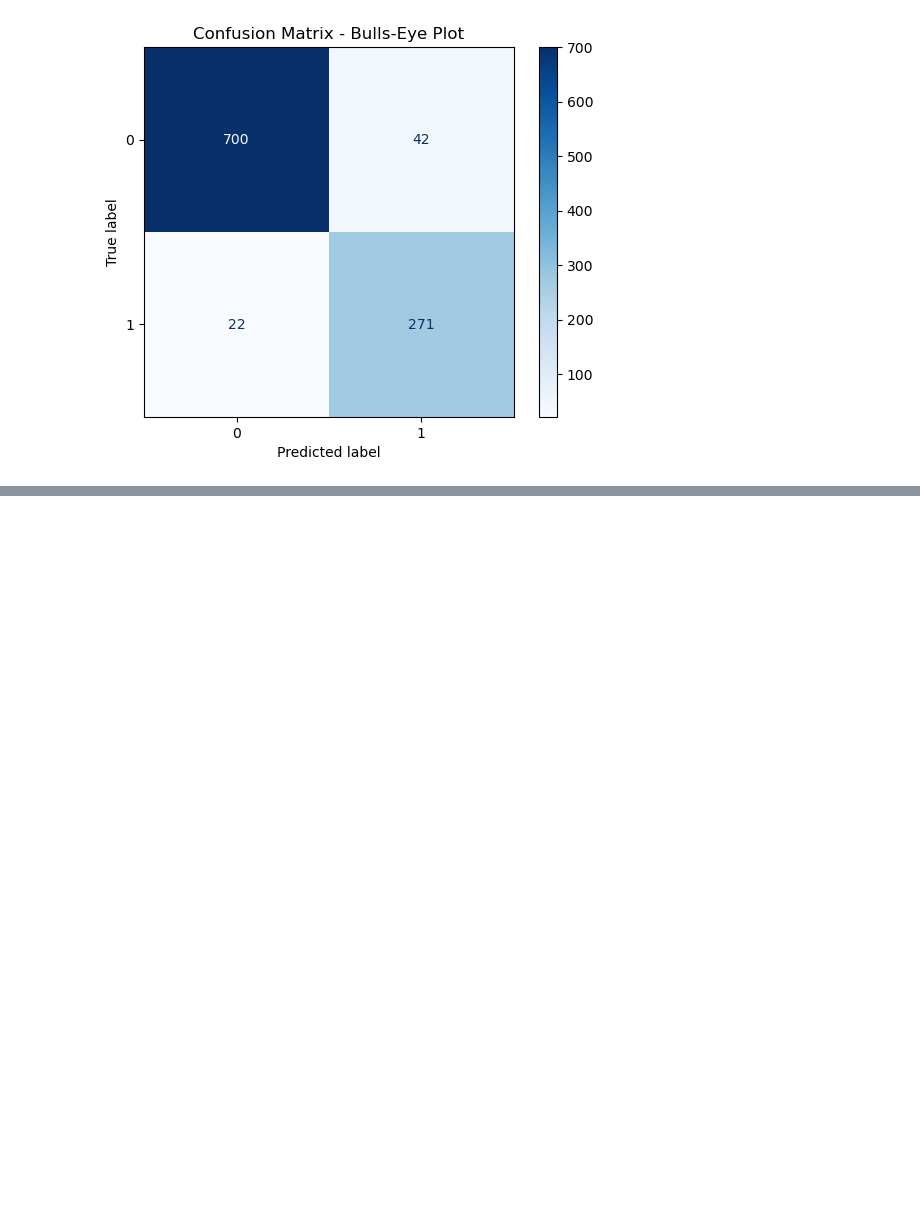
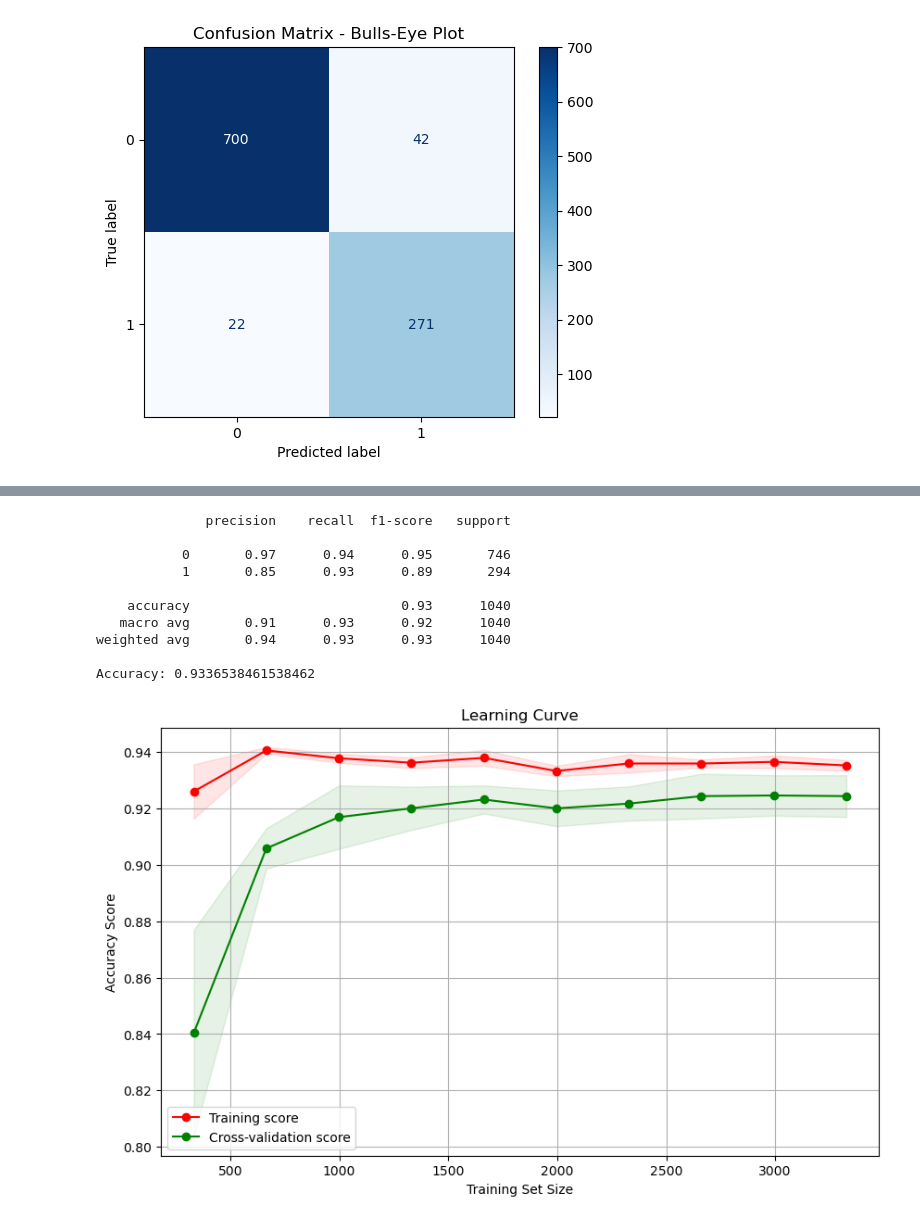
Before and after one commit to MiguelIbrahimE/GlobalSpam-PhishingFilter, a Jupyter notebook: spamfilter.ipynb, the cells around one changed output, grey strips where cells are left out. Saved outputs shown, nothing was run; the diff lists cells and outputs as text; code cells hidden in the pictures; blank space fills up the shorter version.

```diff
--- a/spamfilter.ipynb
+++ b/spamfilter.ipynb
@@ -406,0 +1019,68 @@ plt.show()
+# %%
+# Load the updated dataset with additional examples
+df_combined = pd.read_csv('augmented_spam_with_links.csv')
+
+# Apply the link-checking function to the dataset
+df_combined['link_suspicious'] = df_combined['text'].apply(extract_and_check_links)
+
+# Separate features and target
+X = df_combined[['text', 'email_source', 'link_suspicious']]
+y = df_combined['label_num']
+
+# Split the data into training and test sets
+X_train, X_test, y_train, y_test = train_test_split(X, y, test_size=0.2, random_state=42)
+
+# Create the pipeline with the preprocessor and the classifier
+model = Pipeline([
+    ('preprocessor', preprocessor),
+    ('clf', MultinomialNB())
+])
+
+# Retrain the model with the augmented dataset
+model.fit(X_train, y_train)
+
+# Predict on the test set
+y_pred = model.predict(X_test)
+
+# Evaluate the model
+print(classification_report(y_test, y_pred))
+print("Accuracy:", accuracy_score(y_test, y_pred))
+
+# Plot the learning curve again
+train_sizes, train_scores, val_scores = learning_curve(
+    model, X_train, y_train, cv=5, n_jobs=-1,
+    train_sizes=np.linspace(0.1, 1.0, 10), scoring='accuracy'
+)
+
+# Calculate mean and standard deviation for training and validation scores
+train_mean = np.mean(train_scores, axis=1)
+train_std = np.std(train_scores, axis=1)
+val_mean = np.mean(val_scores, axis=1)
+val_std = np.std(val_scores, axis=1)
+
+# Plot the learning curve
+plt.figure(figsize=(10, 6))
+plt.plot(train_sizes, train_mean, 'o-', color="r", label="Training score")
+plt.plot(train_sizes, val_mean, 'o-', color="g", label="Cross-validation score")
+
+plt.fill_between(train_sizes, train_mean - train_std, train_mean + train_std, alpha=0.1, color="r")
+plt.fill_between(train_sizes, val_mean - val_std, val_mean + val_std, alpha=0.1, color="g")
+
+plt.title('Learning Curve')
+plt.xlabel('Training Set Size')
+plt.ylabel('Accuracy Score')
+plt.legend(loc="best")
+plt.grid()
+plt.show()
+# %% [output]
+              precision    recall  f1-score   support
+
+           0       0.97      0.94      0.95       746
+           1       0.85      0.93      0.89       294
+
+    accuracy                           0.93      1040
+   macro avg       0.91      0.93      0.92      1040
+weighted avg       0.94      0.93      0.93      1040
+
+Accuracy: 0.9336538461538462
+[figure, added]
```
Also changed, not shown: parts of 21 cells of this notebook, 3 other files.
